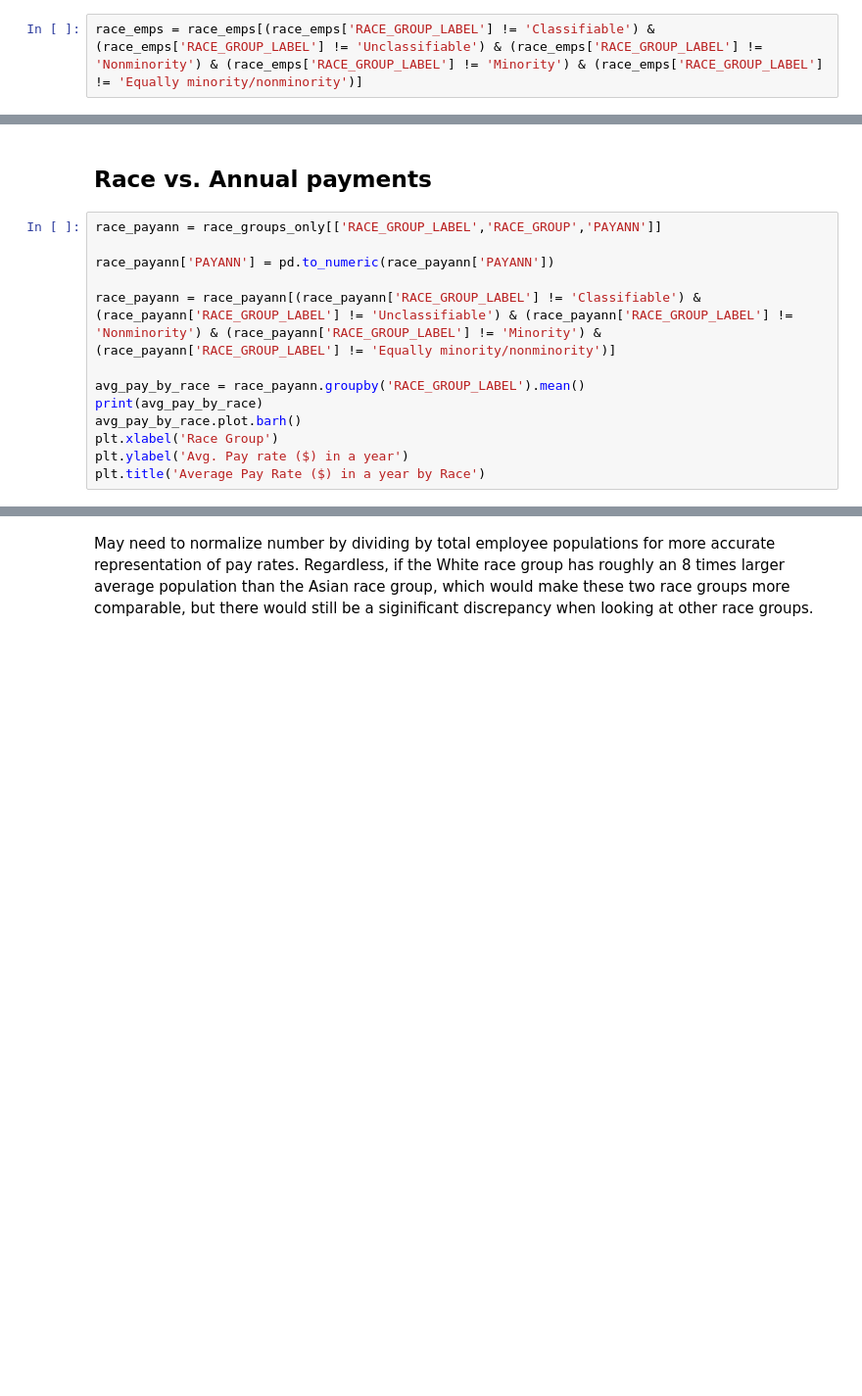
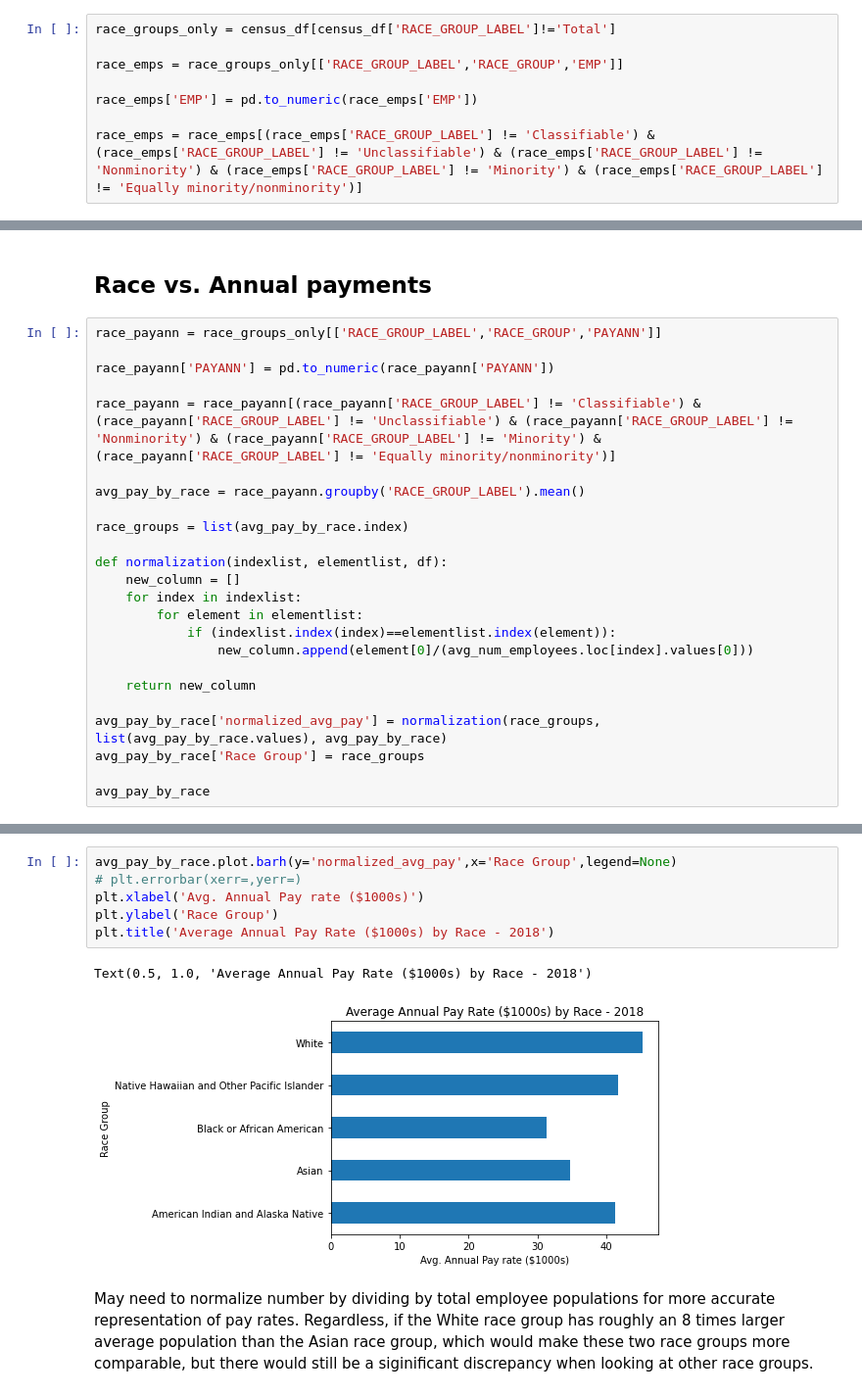
Before and after one commit to TKorby/Census-CompanySummary-Assessment, a Jupyter notebook: M08_Assessment_ETL_Race.ipynb, the cells around one changed output, grey strips where cells are left out. Shown at 98% size. Cells and saved outputs as stored; diff of their text form; blank space fills up the shorter version.

```diff
--- a/M08_Assessment_ETL_Race.ipynb
+++ b/M08_Assessment_ETL_Race.ipynb
@@ -75,2 +40,8 @@ array(['White', 'Black or African American',
 # %%
+race_groups_only = census_df[census_df['RACE_GROUP_LABEL']!='Total']
+
+race_emps = race_groups_only[['RACE_GROUP_LABEL','RACE_GROUP','EMP']]
+
+race_emps['EMP'] = pd.to_numeric(race_emps['EMP'])
+
 race_emps = race_emps[(race_emps['RACE_GROUP_LABEL'] != 'Classifiable') & (race_emps['RACE_GROUP_LABEL'] != 'Unclassifiable') & (race_emps['RACE_GROUP_LABEL'] != 'Nonminority') & (race_emps['RACE_GROUP_LABEL'] != 'Minority') & (race_emps['RACE_GROUP_LABEL'] != 'Equally minority/nonminority')]
@@ -111,11 +70,22 @@ race_payann['PAYANN'] = pd.to_numeric(race_payann['PAYANN'])
 race_payann = race_payann[(race_payann['RACE_GROUP_LABEL'] != 'Classifiable') & (race_payann['RACE_GROUP_LABEL'] != 'Unclassifiable') & (race_payann['RACE_GROUP_LABEL'] != 'Nonminority') & (race_payann['RACE_GROUP_LABEL'] != 'Minority') & (race_payann['RACE_GROUP_LABEL'] != 'Equally minority/nonminority')]
 
 avg_pay_by_race = race_payann.groupby('RACE_GROUP_LABEL').mean()
-print(avg_pay_by_race)
-avg_pay_by_race.plot.barh()
-plt.xlabel('Race Group')
-plt.ylabel('Avg. Pay rate ($) in a year')
-plt.title('Average Pay Rate ($) in a year by Race')
+
+race_groups = list(avg_pay_by_race.index)
+
+def normalization(indexlist, elementlist, df):
+    new_column = []
+    for index in indexlist:
+        for element in elementlist:
+            if (indexlist.index(index)==elementlist.index(element)):
+                new_column.append(element[0]/(avg_num_employees.loc[index].values[0]))
+
+    return new_column
+
+avg_pay_by_race['normalized_avg_pay'] = normalization(race_groups, list(avg_pay_by_race.values), avg_pay_by_race)
+avg_pay_by_race['Race Group'] = race_groups
+
+avg_pay_by_race
 # %% [output]
 A value is trying to be set on a copy of a slice from a DataFrame.
 Try using .loc[row_indexer,col_indexer] = value instead
@@ -134,3 +102,12 @@ Text(0.5, 1.0, 'Average Pay Rate ($) in a year by Race')
+# %%
+avg_pay_by_race.plot.barh(y='normalized_avg_pay',x='Race Group',legend=None)
+# plt.errorbar(xerr=,yerr=)
+plt.xlabel('Avg. Annual Pay rate ($1000s)')
+plt.ylabel('Race Group')
+plt.title('Average Annual Pay Rate ($1000s) by Race - 2018')
+# %% [output]
+Text(0.5, 1.0, 'Average Annual Pay Rate ($1000s) by Race - 2018')
+[figure, added]
 # %% [markdown]
 May need to normalize number by dividing by total employee populations for more accurate representation of pay rates. Regardless, if the White race group has roughly an 8 times larger average population than the Asian race group, which would make these two race groups more comparable, but there would still be a siginificant discrepancy when looking at other race groups.
 # %% [markdown]
```
Also changed, not shown: parts of 24 cells of this notebook.
